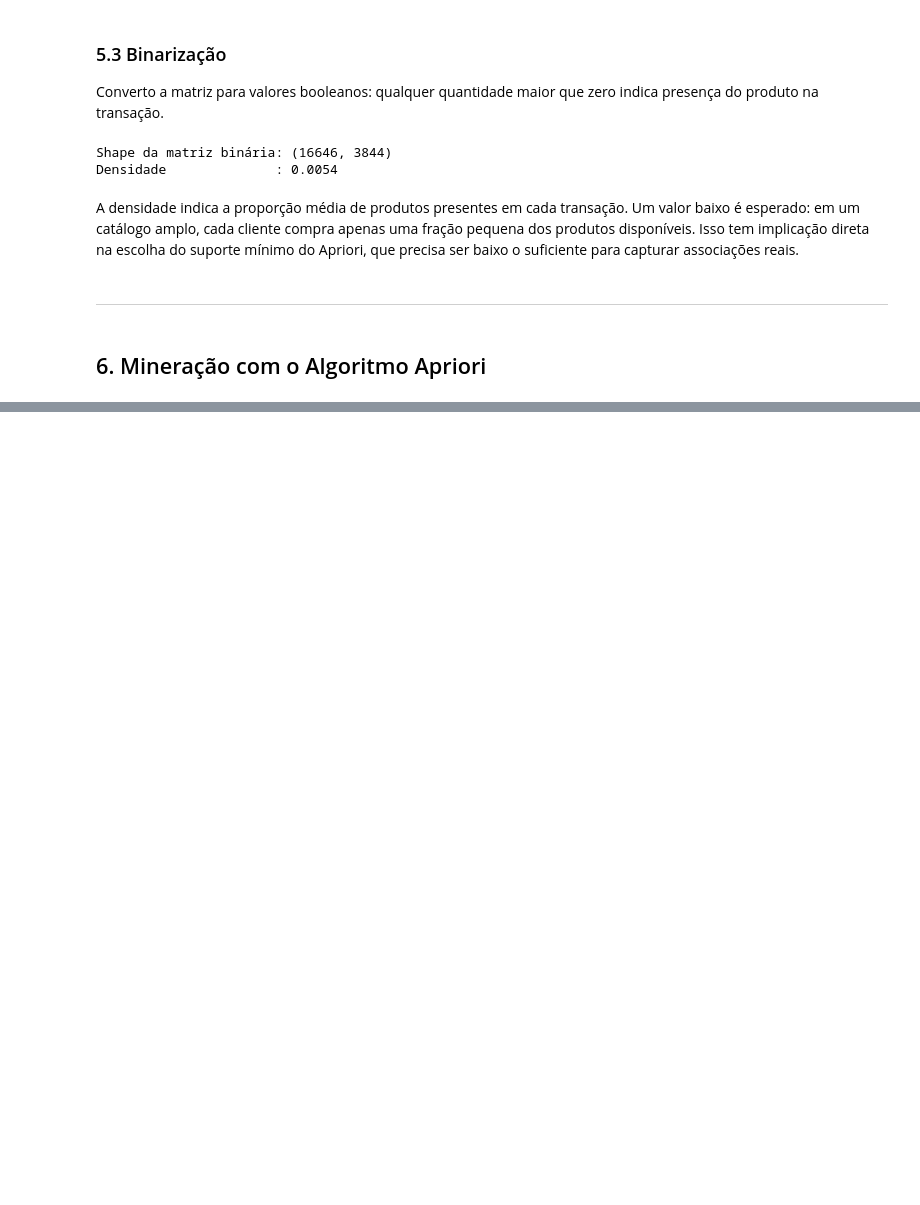
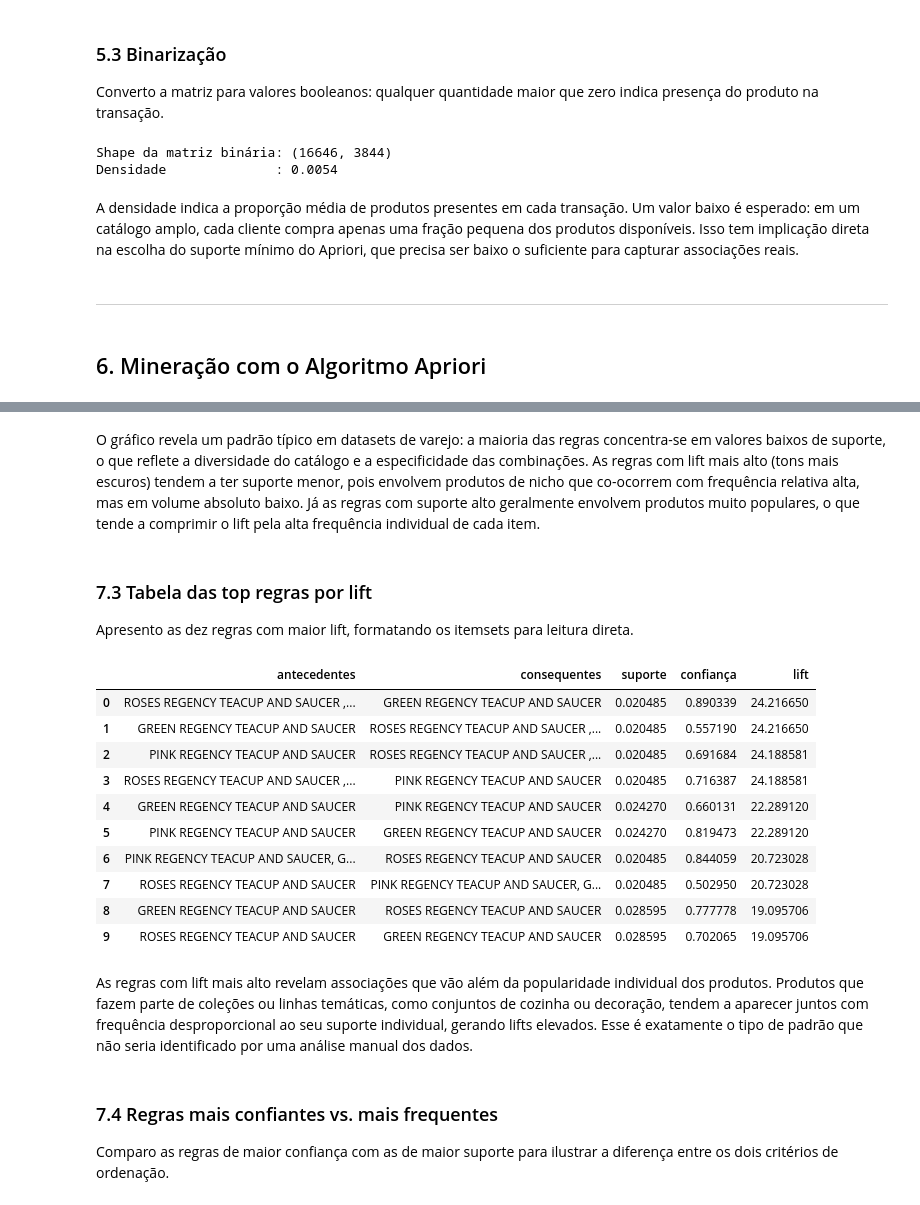
Before and after one commit to esscova/data-trivium, a Jupyter notebook: Data Mining/Mineração de Regras de Associação com Apriori/market_basket.ipynb, the cells around one changed output, grey strips where cells are left out. Drawn from its saved outputs; the diff is of its cells as text; code cells hidden in the pictures; blank space fills up the shorter version.

```diff
--- a/Data Mining/Mineração de Regras de Associação com Apriori/market_basket.ipynb
+++ b/Data Mining/Mineração de Regras de Associação com Apriori/market_basket.ipynb
@@ -471,0 +623,37 @@ A densidade indica a proporção média de produtos presentes em cada transaçã
+# %% [markdown]
+O gráfico revela um padrão típico em datasets de varejo: a maioria das regras concentra-se em valores baixos de suporte, o que reflete a diversidade do catálogo e a especificidade das combinações. As regras com lift mais alto (tons mais escuros) tendem a ter suporte menor, pois envolvem produtos de nicho que co-ocorrem com frequência relativa alta, mas em volume absoluto baixo. Já as regras com suporte alto geralmente envolvem produtos muito populares, o que tende a comprimir o lift pela alta frequência individual de cada item.
+# %% [markdown]
+### 7.3 Tabela das top regras por lift
+
+Apresento as dez regras com maior lift, formatando os itemsets para leitura direta.
+# %%
+top_regras = regras_filtradas.head(10).copy()
+top_regras['antecedentes'] = top_regras['antecedents'].apply(lambda x: ', '.join(list(x)))
+top_regras['consequentes'] = top_regras['consequents'].apply(lambda x: ', '.join(list(x)))
+
+display_cols = ['antecedentes', 'consequentes', 'support', 'confidence', 'lift']
+top_regras[display_cols].rename(columns={
+    'support':    'suporte',
+    'confidence': 'confiança',
+    'lift':       'lift'
+})
+# %% [output]
+|  | antecedentes | consequentes | suporte | confiança | lift |
+| 0 | ROSES REGENCY TEACUP AND SAUCER ,... | GREEN REGENCY TEACUP AND SAUCER | 0.020485 | 0.890339 | 24.216650 |
+| 1 | GREEN REGENCY TEACUP AND SAUCER | ROSES REGENCY TEACUP AND SAUCER ,... | 0.020485 | 0.557190 | 24.216650 |
+| 2 | PINK REGENCY TEACUP AND SAUCER | ROSES REGENCY TEACUP AND SAUCER ,... | 0.020485 | 0.691684 | 24.188581 |
+| 3 | ROSES REGENCY TEACUP AND SAUCER ,... | PINK REGENCY TEACUP AND SAUCER | 0.020485 | 0.716387 | 24.188581 |
+| 4 | GREEN REGENCY TEACUP AND SAUCER | PINK REGENCY TEACUP AND SAUCER | 0.024270 | 0.660131 | 22.289120 |
+| 5 | PINK REGENCY TEACUP AND SAUCER | GREEN REGENCY TEACUP AND SAUCER | 0.024270 | 0.819473 | 22.289120 |
+| 6 | PINK REGENCY TEACUP AND SAUCER, G... | ROSES REGENCY TEACUP AND SAUCER | 0.020485 | 0.844059 | 20.723028 |
+| 7 | ROSES REGENCY TEACUP AND SAUCER | PINK REGENCY TEACUP AND SAUCER, G... | 0.020485 | 0.502950 | 20.723028 |
+| 8 | GREEN REGENCY TEACUP AND SAUCER | ROSES REGENCY TEACUP AND SAUCER | 0.028595 | 0.777778 | 19.095706 |
+| 9 | ROSES REGENCY TEACUP AND SAUCER | GREEN REGENCY TEACUP AND SAUCER | 0.028595 | 0.702065 | 19.095706 |
+# %% [markdown]
+
+
+As regras com lift mais alto revelam associações que vão além da popularidade individual dos produtos. Produtos que fazem parte de coleções ou linhas temáticas, como conjuntos de cozinha ou decoração, tendem a aparecer juntos com frequência desproporcional ao seu suporte individual, gerando lifts elevados. Esse é exatamente o tipo de padrão que não seria identificado por uma análise manual dos dados.
+# %% [markdown]
+### 7.4 Regras mais confiantes vs. mais frequentes
+
+Comparo as regras de maior confiança com as de maior suporte para ilustrar a diferença entre os dois critérios de ordenação.
```
Also changed, not shown: parts of 21 cells of this notebook.
